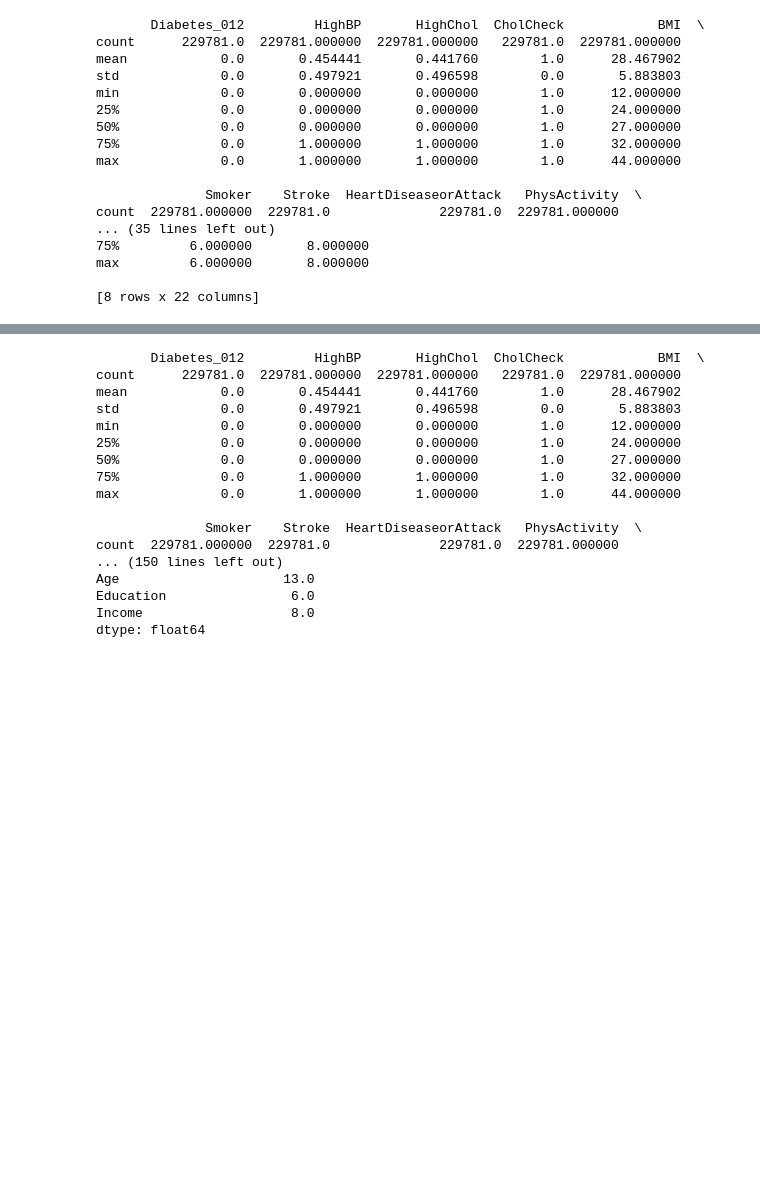
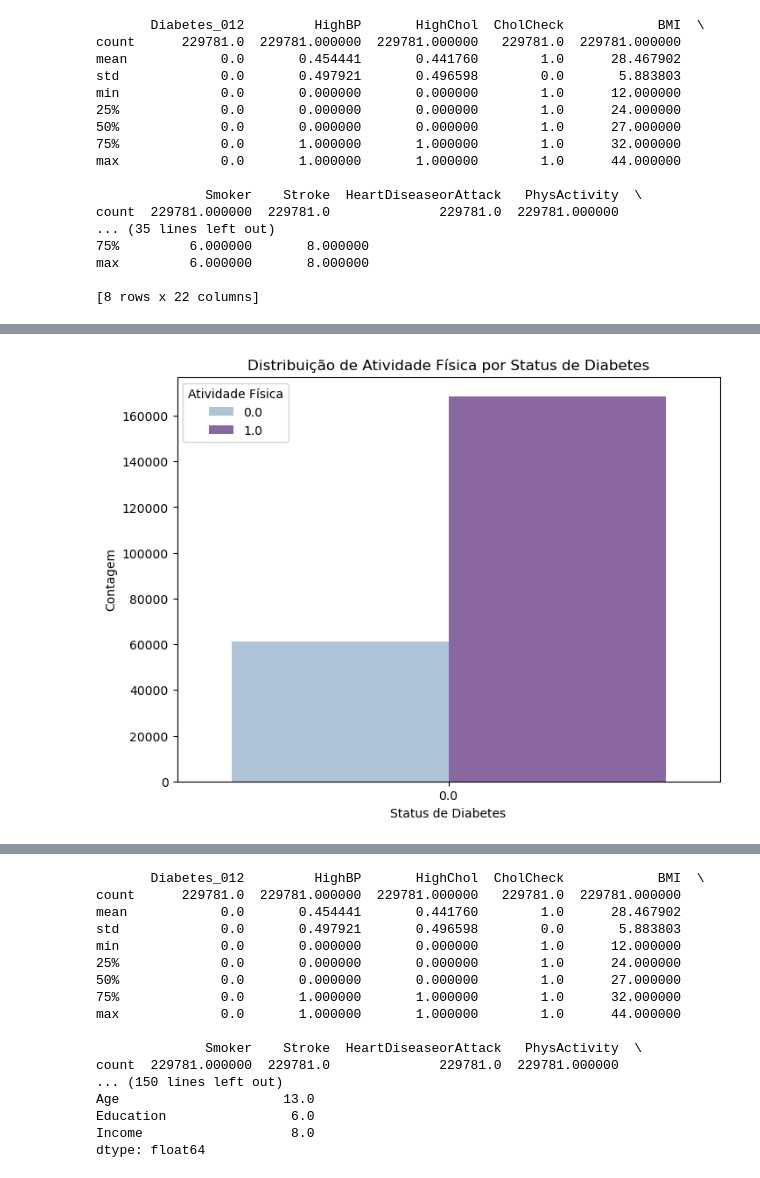
Before and after one commit to LivNS/Sprint2-Data-Science, a Jupyter notebook: Sprint2.ipynb, the cells around one changed output, grey strips where cells are left out. Saved outputs shown, nothing was run; the diff lists cells and outputs as text; code cells hidden in the pictures; blank space fills up the shorter version.

```diff
--- a/Sprint2.ipynb
+++ b/Sprint2.ipynb
@@ -94,0 +134,11 @@ max         6.000000       8.000000
+# %%
+# contagem de casos de diabetes por nível de atividade física
+plt.figure(figsize=(8, 6))
+sns.countplot(x='Diabetes_012', hue='PhysActivity', data=db, palette='BuPu')
+plt.title('Distribuição de Atividade Física por Status de Diabetes')
+plt.xlabel('Status de Diabetes')
+plt.ylabel('Contagem')
+plt.legend(title='Atividade Física')
+plt.show()
+# %% [output]
+[figure, added]
```
Also changed, not shown: parts of 28 cells of this notebook.
